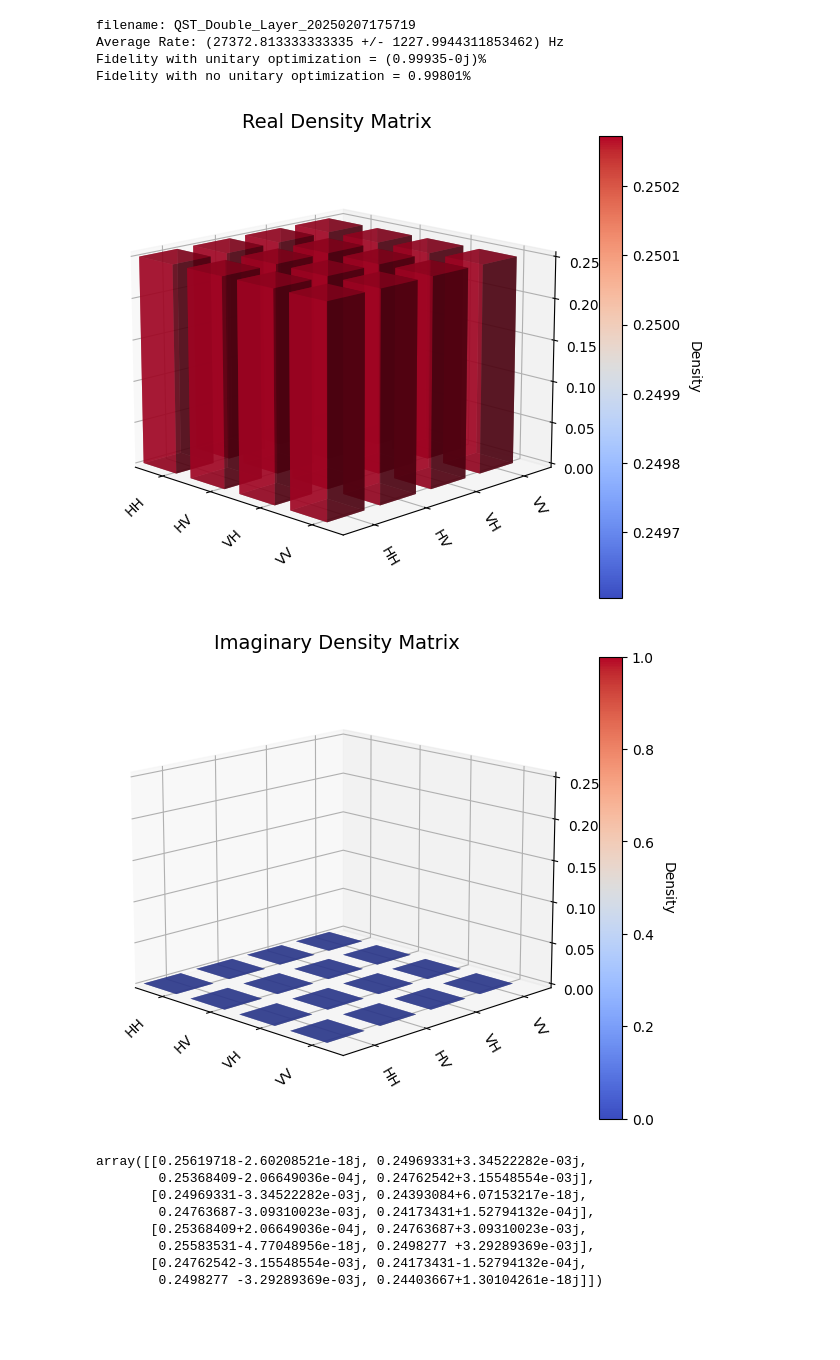
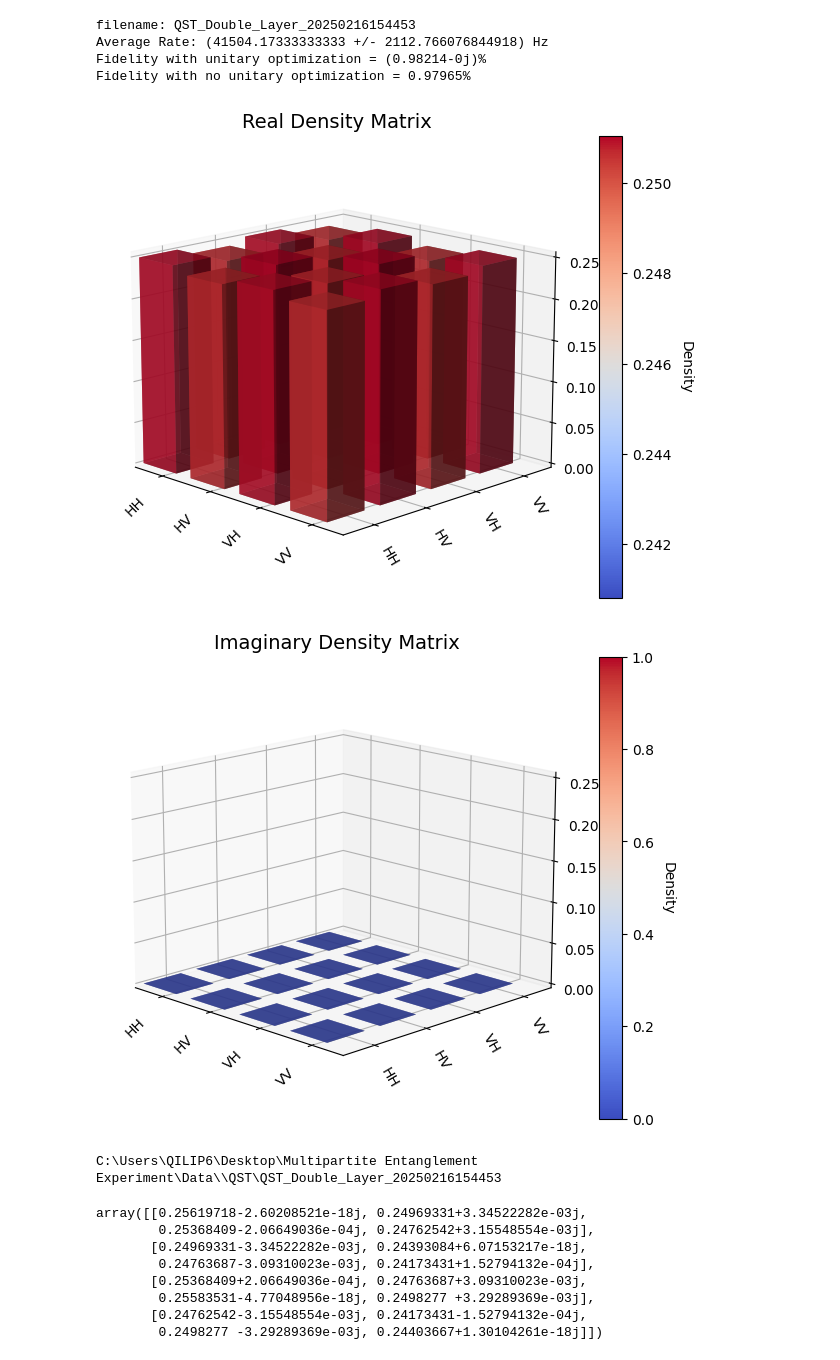
Before and after one commit to Multi-photon-lab-LIP6/Tomography, a Jupyter notebook: Quantum State Tomography - Two-photon copy.ipynb, the cells around one changed output. Drawn from its saved outputs; the diff is of its cells as text; code cells hidden in the pictures; blank space fills up the shorter version.

```diff
--- a/Quantum State Tomography - Two-photon copy.ipynb
+++ b/Quantum State Tomography - Two-photon copy.ipynb
@@ -41,9 +41,9 @@ import fnmatch
 # %%
 working_dir = os.getcwd()
 # os.getcwd()+'\StateTomoData'
-working_dir_data = r"C:\Users\QILIP6\Desktop\Multipartite Entanglement Experiment\Data\FOR PUBLICATION\Private_QPE_paper\Plus\QST\SHORT\RUN_1"
+working_dir_data =r"C:\Users\QILIP6\Desktop\Multipartite Entanglement Experiment\Data\\QST"
 #working_dir_data = r"C:\Users\Experience\Desktop\Multipartite Entanglement Experiment\Data\FOR PUBLICATION\GHZ_paper\Temporal multiplexer\Multiplexing"
-file="QST_Double_Layer_20250207175719"
+file="QST_Double_Layer_20250216154453"
 # %%
 ######################################################################################################
 #----- COUNTING THE FILES AND SAVING THEM IN AN ARRAY TO MAKES THE REST OF THE ANALYSIS EASIER -------
@@ -109,7 +109,7 @@ order = np.lexsort((datafile_channels, first_order))
 datafile_channels = list(datafile_channels[order])
 datafile_channels = [list(t) for t in datafile_channels]
 # %%
-single_channels_offset = 0
+single_channels_offset = 4
 coincidences_columns = []
 double_emission_columns = []
 
@@ -271,26 +271,31 @@ array([[1, 0],
 # %%
 ##########################################################
 #------- PLOTTING OPTIMIZED DENSITY MATRIX------------#
 ##########################################################
 print(f"filename: {file}")
 aq_time=50#in seconds
 print(f"Average Rate: ({np.average(total_per_basis_list[-1])/aq_time} +/- {np.std(total_per_basis_list[-1])/aq_time}) Hz")
 print(f"Fidelity with unitary optimization = {np.round(states[index].state.fidelity(target_ini[-1]),5)}%")
 print(f"Fidelity with no unitary optimization = {np.real(np.round(states[index].state.fidelity(Plus_matrix),5))}%")
 results[-1].optimized_state.plot_dm()
 
 # print("Filename - no unitary optimization: ", file)
 # aq_time=20 #in seconds
 # print(f"Average Rate: ({np.average(total_per_basis)/aq_time} +/- {np.std(total_per_basis)/aq_time}) Hz")
 # print(f"Fidelity with no unitary correction = {np.round(states[index].state.fidelity(bellmatrix),5)}%")
 # state[-1].state.plot_dm()
+
+os.chdir(working_dir_data +'\\'+ filename)
+print(working_dir_data +'\\'+ filename)
+np.save("density_BOTTOM.npy", state[-1].state.state, allow_pickle=True)
 # %% [output]
-filename: QST_Double_Layer_20250207175719
-Average Rate: (27372.813333333335 +/- 1227.9944311853462) Hz
-Fidelity with unitary optimization = (0.99935-0j)%
-Fidelity with no unitary optimization = 0.99801%
+filename: QST_Double_Layer_20250216154453
+Average Rate: (41504.17333333333 +/- 2112.766076844918) Hz
+Fidelity with unitary optimization = (0.98214-0j)%
+Fidelity with no unitary optimization = 0.97965%
-[figure, old version]
+[figure, new version]
 [figure]
+C:\Users\QILIP6\Desktop\Multipartite Entanglement Experiment\Data\\QST\QST_Double_Layer_20250216154453
 # %%
 results[-1].optimized_state.state
 # %% [output]
```
Also changed, not shown: parts of 6 cells of this notebook, 8 other files.
